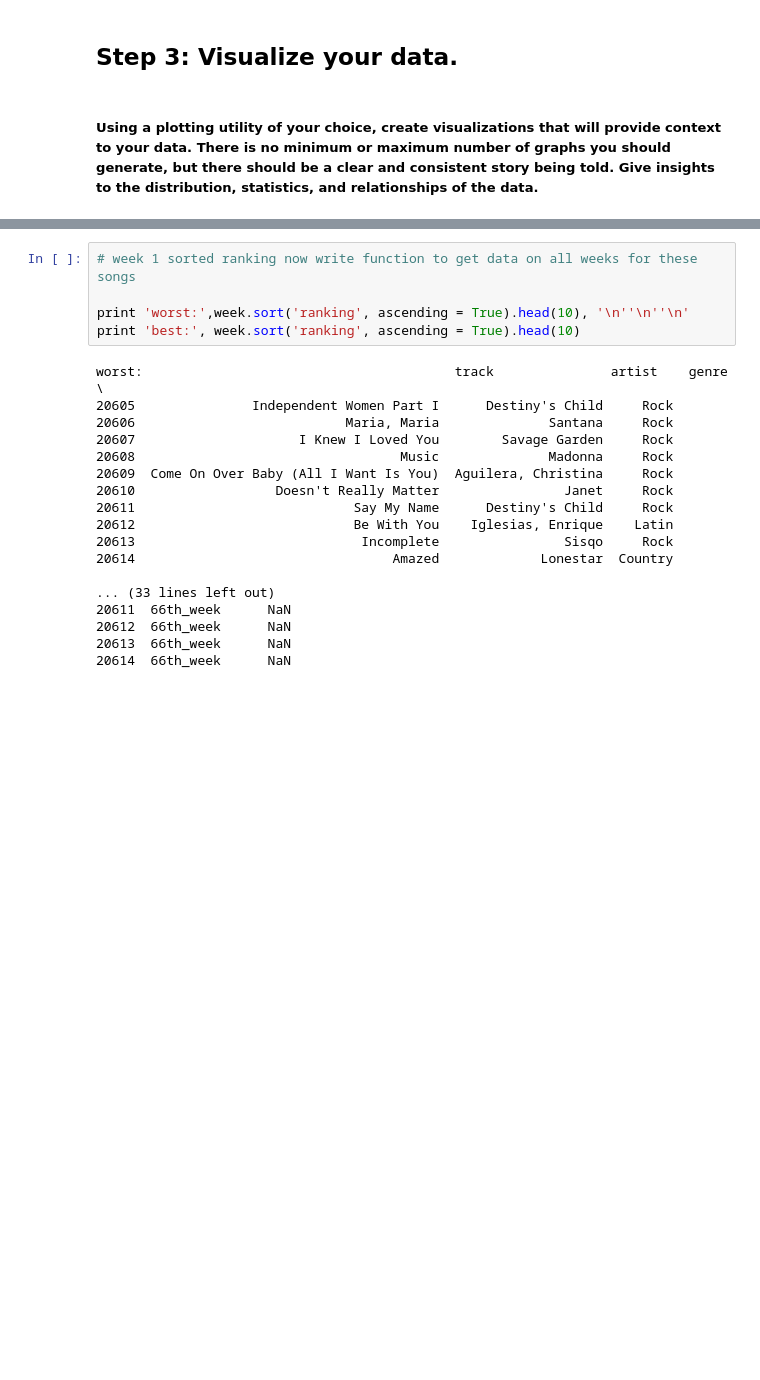
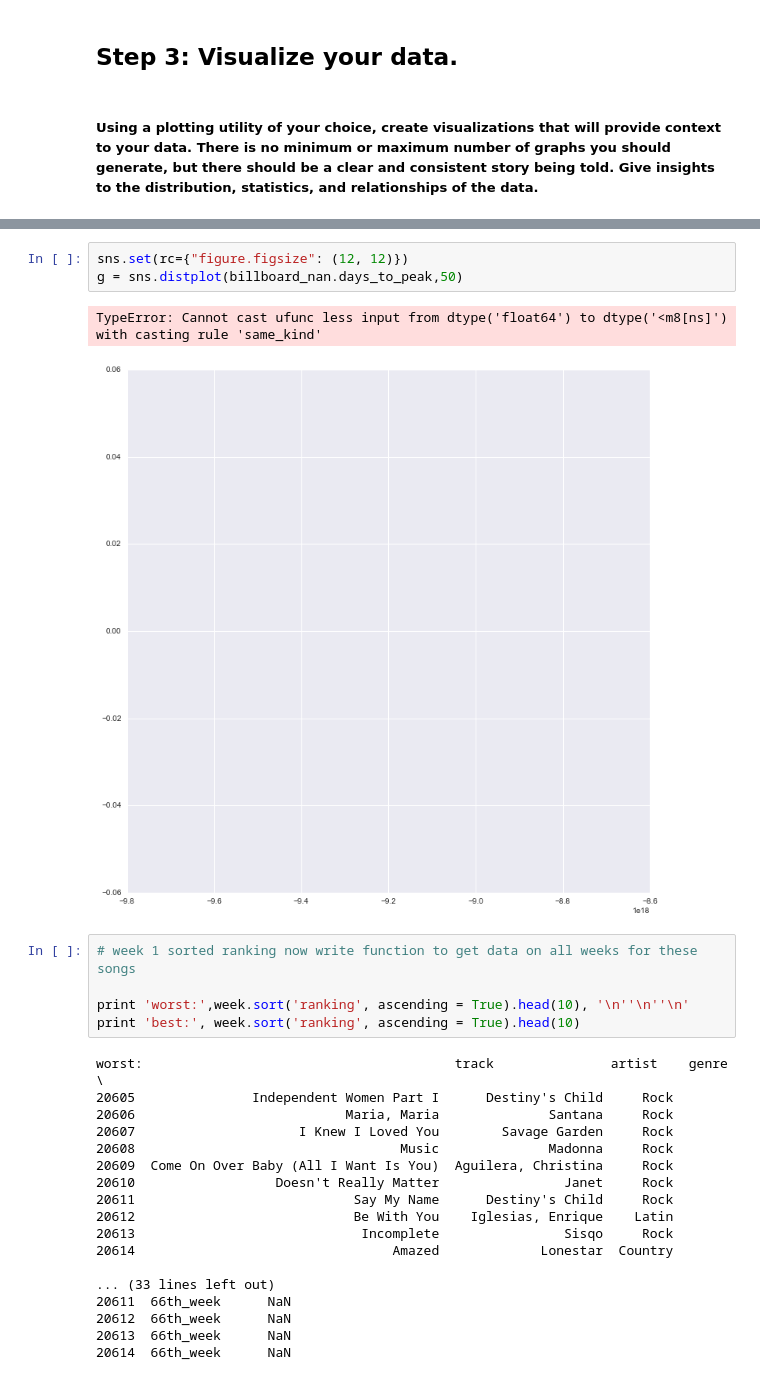
Before and after one commit to stavgrossfeld/GA-Data-Science-Immersive, a Jupyter notebook: projects/project-02/starter-code/project_2.ipynb, the cells around one changed output, grey strips where cells are left out. Cells and saved outputs as stored; diff of their text form; blank space fills up the shorter version.

```diff
--- a/projects/project-02/starter-code/project_2.ipynb
+++ b/projects/project-02/starter-code/project_2.ipynb
@@ -189,3 +280,9 @@ g.set_ylabel('Percentage')
+# %%
+sns.set(rc={"figure.figsize": (12, 12)})
+g = sns.distplot(billboard_nan.days_to_peak,50)
+# %% [output]
+TypeError: Cannot cast ufunc less input from dtype('float64') to dtype('<m8[ns]') with casting rule 'same_kind'
+[figure, added]
 # %%
 # week 1 sorted ranking now write function to get data on all weeks for these songs
 
```
Also changed, not shown: parts of 18 cells of this notebook, 1 other file.
